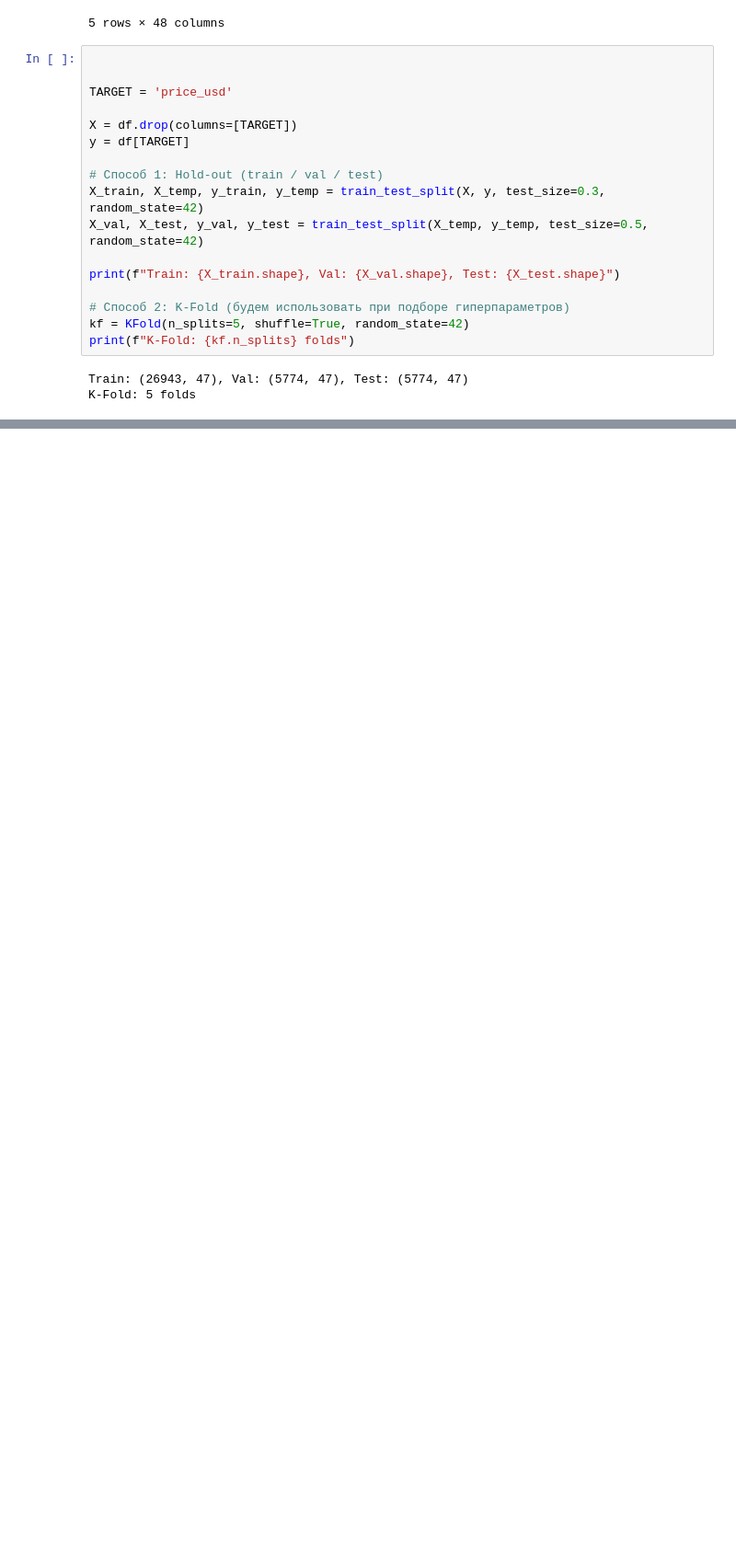
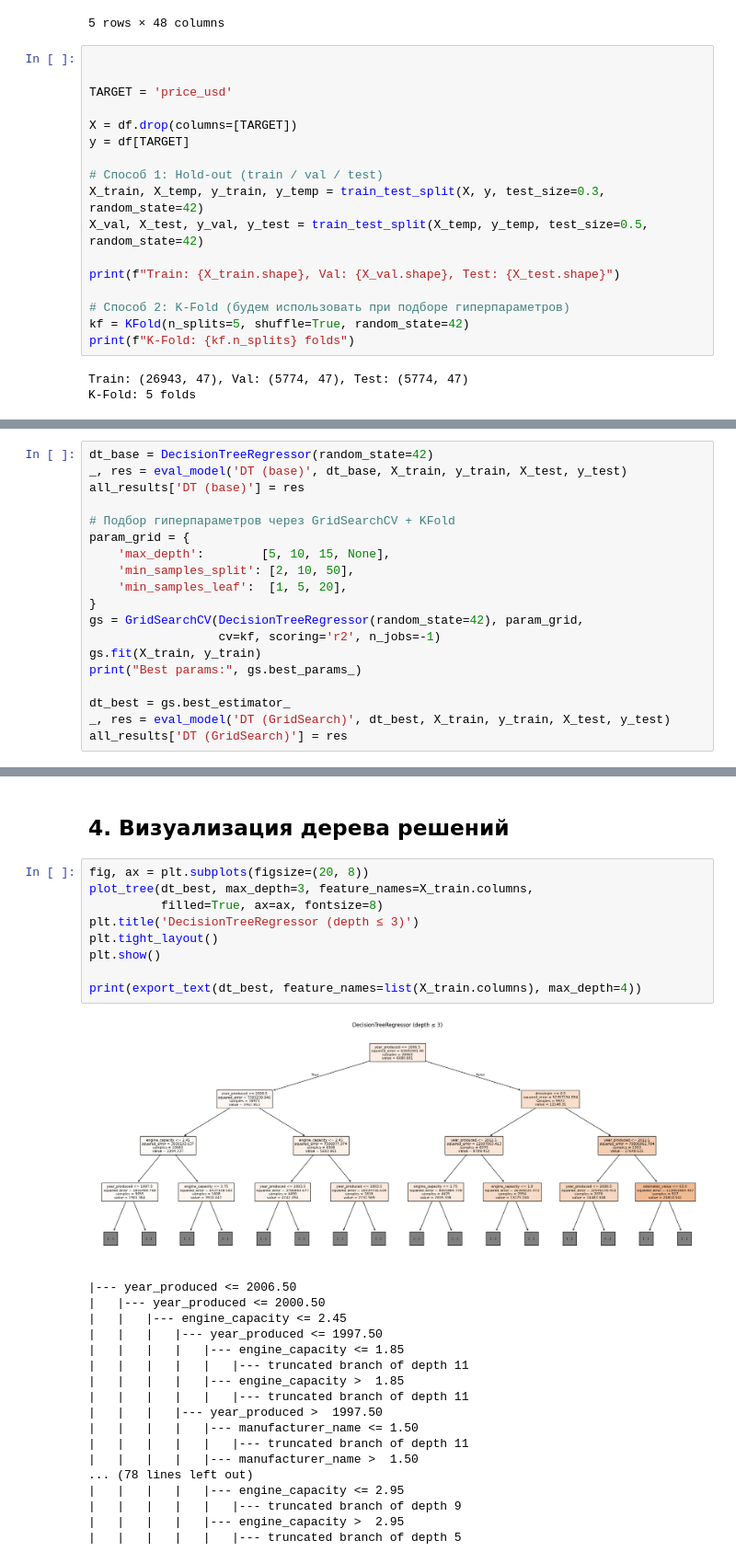
Before and after one commit to terracodum/ML_labs, a Jupyter notebook: lab4/lab4_reg.ipynb, the cells around one changed output, grey strips where cells are left out. Shown at 92% size. Cells and saved outputs as stored; diff of their text form; blank space fills up the shorter version.

```diff
--- a/lab4/lab4_reg.ipynb
+++ b/lab4/lab4_reg.ipynb
@@ -61,0 +80,19 @@ K-Fold: 5 folds
+# %%
+dt_base = DecisionTreeRegressor(random_state=42)
+_, res = eval_model('DT (base)', dt_base, X_train, y_train, X_test, y_test)
+all_results['DT (base)'] = res
+
+# Подбор гиперпараметров через GridSearchCV + KFold
+param_grid = {
+    'max_depth':        [5, 10, 15, None],
+    'min_samples_split': [2, 10, 50],
+    'min_samples_leaf':  [1, 5, 20],
+}
+gs = GridSearchCV(DecisionTreeRegressor(random_state=42), param_grid,
+                  cv=kf, scoring='r2', n_jobs=-1)
+gs.fit(X_train, y_train)
+print("Best params:", gs.best_params_)
+
+dt_best = gs.best_estimator_
+_, res = eval_model('DT (GridSearch)', dt_best, X_train, y_train, X_test, y_test)
+all_results['DT (GridSearch)'] = res
@@ -61,0 +103,30 @@ K-Fold: 5 folds
+# %% [markdown]
+## 4. Визуализация дерева решений
+# %%
+fig, ax = plt.subplots(figsize=(20, 8))
+plot_tree(dt_best, max_depth=3, feature_names=X_train.columns,
+          filled=True, ax=ax, fontsize=8)
+plt.title('DecisionTreeRegressor (depth ≤ 3)')
+plt.tight_layout()
+plt.show()
+
+print(export_text(dt_best, feature_names=list(X_train.columns), max_depth=4))
+# %% [output]
+[figure, added]
+|--- year_produced <= 2006.50
+|   |--- year_produced <= 2000.50
+|   |   |--- engine_capacity <= 2.45
+|   |   |   |--- year_produced <= 1997.50
+|   |   |   |   |--- engine_capacity <= 1.85
+|   |   |   |   |   |--- truncated branch of depth 11
+|   |   |   |   |--- engine_capacity >  1.85
+|   |   |   |   |   |--- truncated branch of depth 11
+|   |   |   |--- year_produced >  1997.50
+|   |   |   |   |--- manufacturer_name <= 1.50
+|   |   |   |   |   |--- truncated branch of depth 11
+|   |   |   |   |--- manufacturer_name >  1.50
+... (78 lines left out)
+|   |   |   |   |--- engine_capacity <= 2.95
+|   |   |   |   |   |--- truncated branch of depth 9
+|   |   |   |   |--- engine_capacity >  2.95
+|   |   |   |   |   |--- truncated branch of depth 5
```
Also changed, not shown: parts of 12 cells of this notebook, 1 other file.
